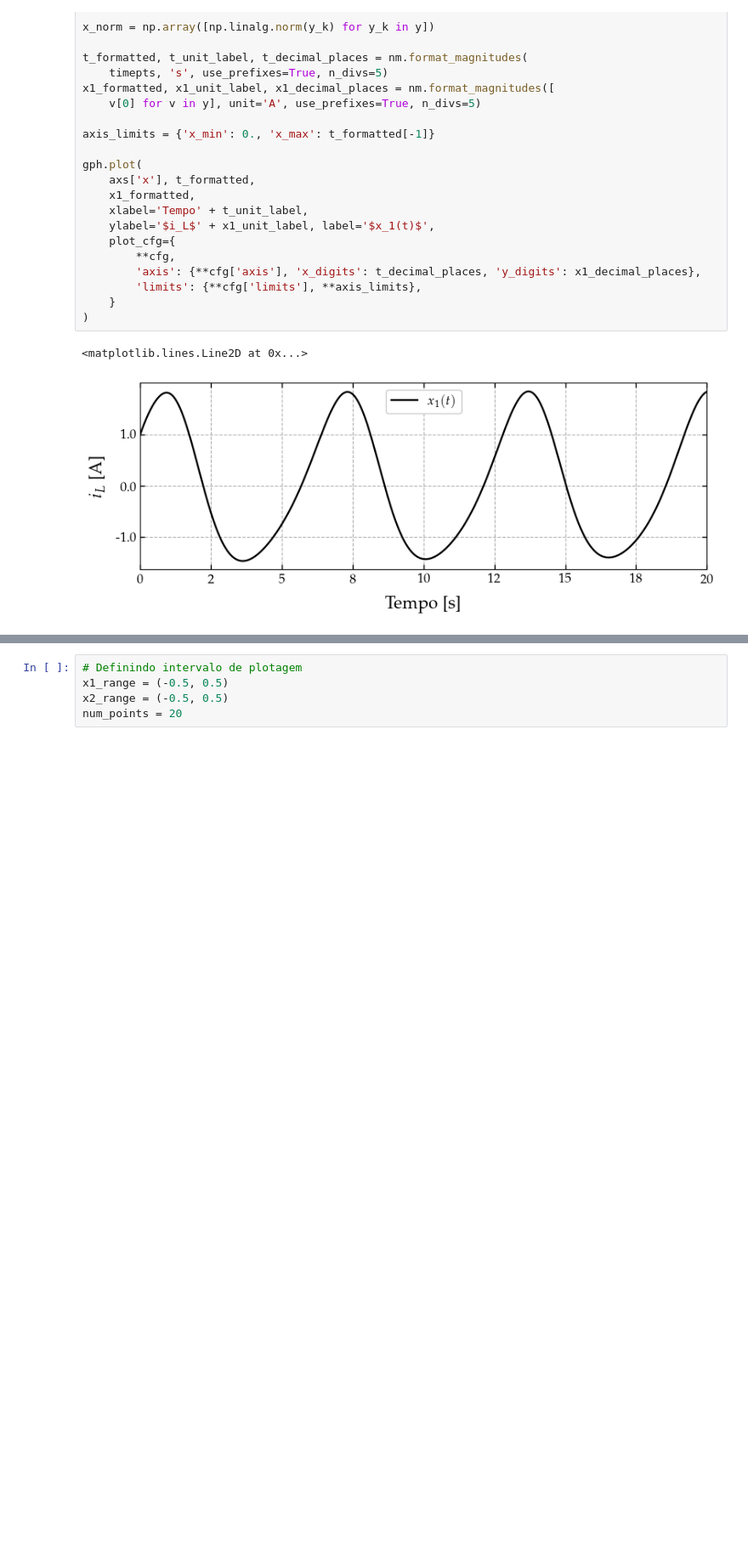
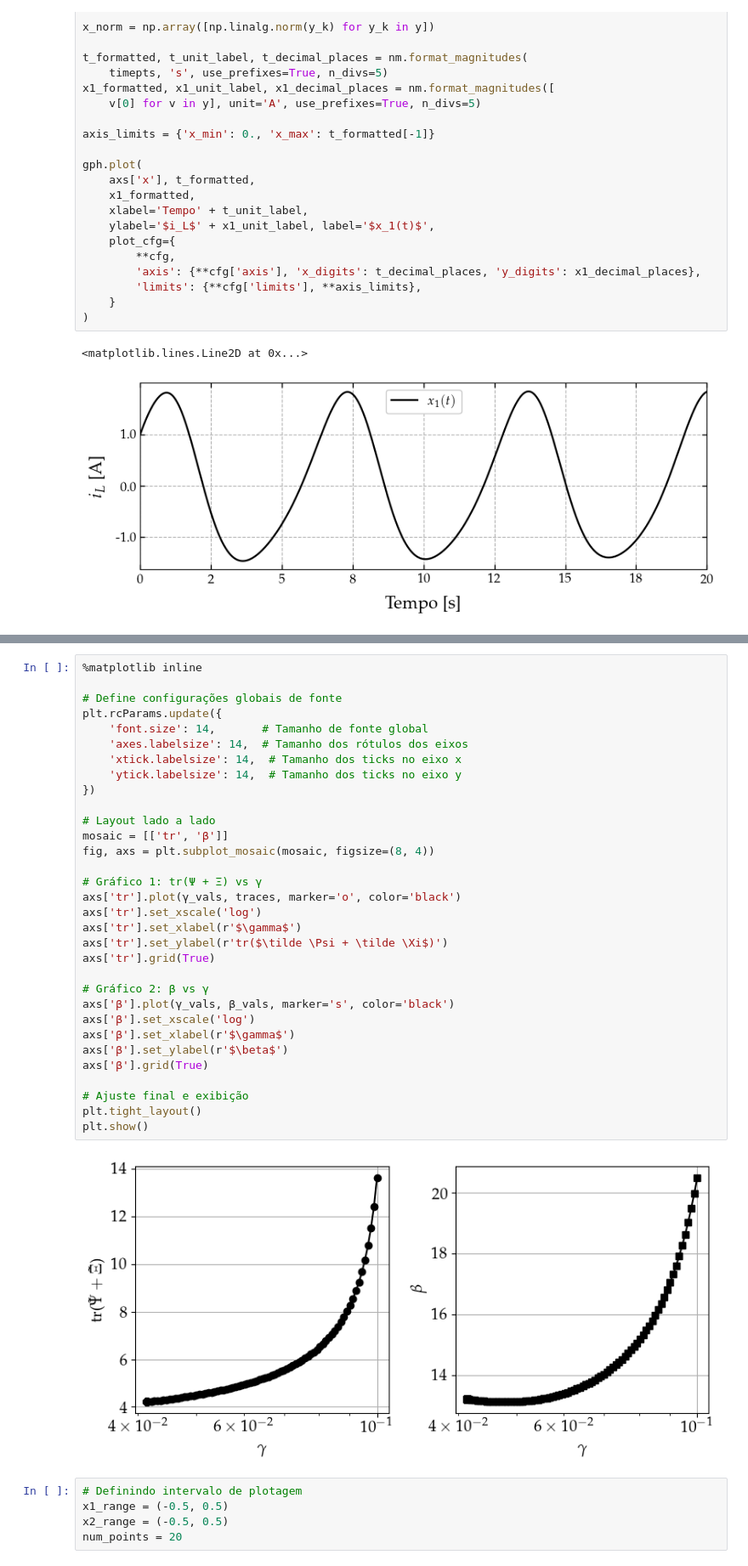
Before and after one commit to andel-vitorio/event-based-control, a Jupyter notebook: Notebooks/PETC for LPV Systems/I - DETM, Saturated and Perturbed System copy.ipynb, the cells around one changed output, grey strips where cells are left out. Shown at 85% size. Drawn from its saved outputs; the diff is of its cells as text; blank space fills up the shorter version.

```diff
--- a/Notebooks/PETC for LPV Systems/I - DETM, Saturated and Perturbed System copy.ipynb
+++ b/Notebooks/PETC for LPV Systems/I - DETM, Saturated and Perturbed System copy.ipynb
@@ -607,3 +651,37 @@ $\displaystyle L_{(1,)} = \begin{bmatrix} -1.73 \times 10^{0} & -8.60 \times 10^
+# %%
+%matplotlib inline
+
+# Define configurações globais de fonte
+plt.rcParams.update({
+    'font.size': 14,       # Tamanho de fonte global
+    'axes.labelsize': 14,  # Tamanho dos rótulos dos eixos
+    'xtick.labelsize': 14,  # Tamanho dos ticks no eixo x
+    'ytick.labelsize': 14,  # Tamanho dos ticks no eixo y
+})
+
+# Layout lado a lado
+mosaic = [['tr', 'β']]
+fig, axs = plt.subplot_mosaic(mosaic, figsize=(8, 4))
+
+# Gráfico 1: tr(Ψ + Ξ) vs γ
+axs['tr'].plot(γ_vals, traces, marker='o', color='black')
+axs['tr'].set_xscale('log')
+axs['tr'].set_xlabel(r'$\gamma$')
+axs['tr'].set_ylabel(r'tr($\tilde \Psi + \tilde \Xi$)')
+axs['tr'].grid(True)
+
+# Gráfico 2: β vs γ
+axs['β'].plot(γ_vals, β_vals, marker='s', color='black')
+axs['β'].set_xscale('log')
+axs['β'].set_xlabel(r'$\gamma$')
+axs['β'].set_ylabel(r'$\beta$')
+axs['β'].grid(True)
+
+# Ajuste final e exibição
+plt.tight_layout()
+plt.show()
+# %% [output]
+[figure, added]
 # %%
 # Definindo intervalo de plotagem
 x1_range = (-0.5, 0.5)
```
Also changed, not shown: parts of 8 cells of this notebook, 2 other files.
